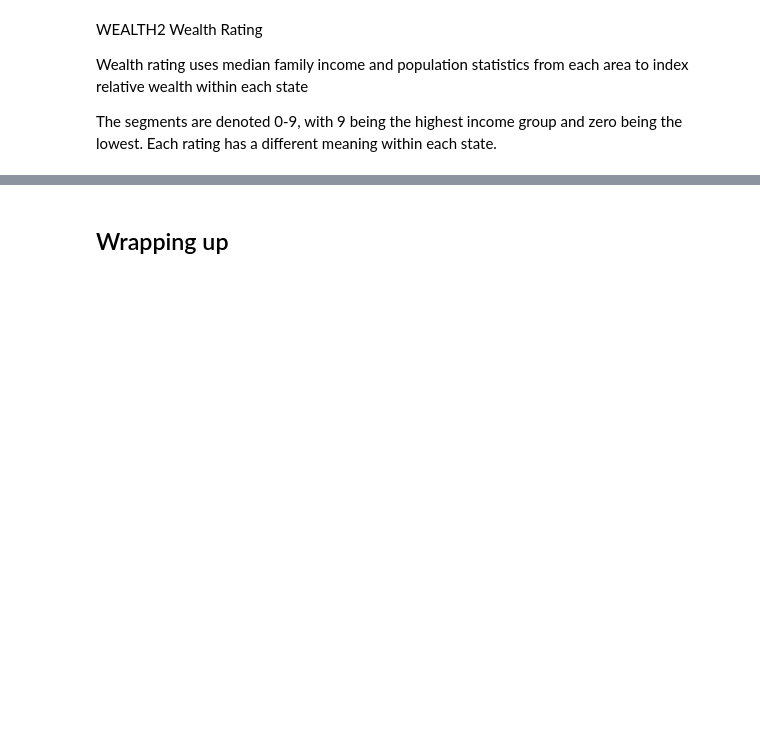
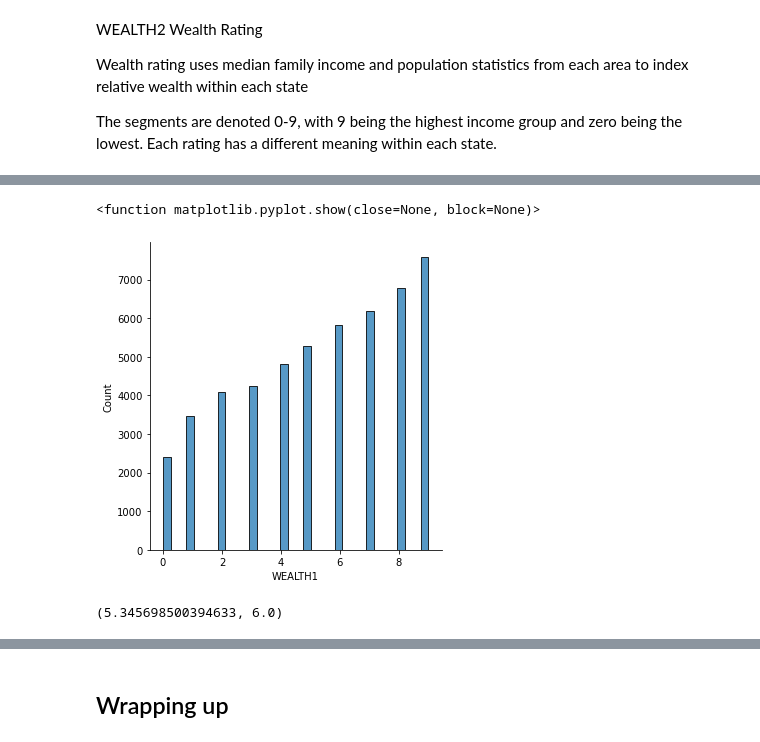
Before and after one commit to hollyjanedalton/Labs-Week-7, a Jupyter notebook: L. 7.01 7.02 original.ipynb, the cells around one changed output, grey strips where cells are left out. Drawn from its saved outputs; the diff is of its cells as text; code cells hidden in the pictures; blank space fills up the shorter version.

```diff
--- a/L. 7.01 7.02 original.ipynb
+++ b/L. 7.01 7.02 original.ipynb
@@ -890,0 +1411,12 @@ ADD HERE CODE FOR LAB 2
+# %%
+sns.displot(numerical[numerical['WEALTH1'].isna()==False]['WEALTH1'])
+plt.show
+#has very similar plot as WEALTH2
+# %% [output]
+<function matplotlib.pyplot.show(close=None, block=None)>
+[figure, added]
+# %%
+numerical['WEALTH1'].mean(), numerical['WEALTH1'].median()
+#let's go with the mean
+# %% [output]
+(5.345698500394633, 6.0)
```
Also changed, not shown: parts of 81 cells of this notebook.
